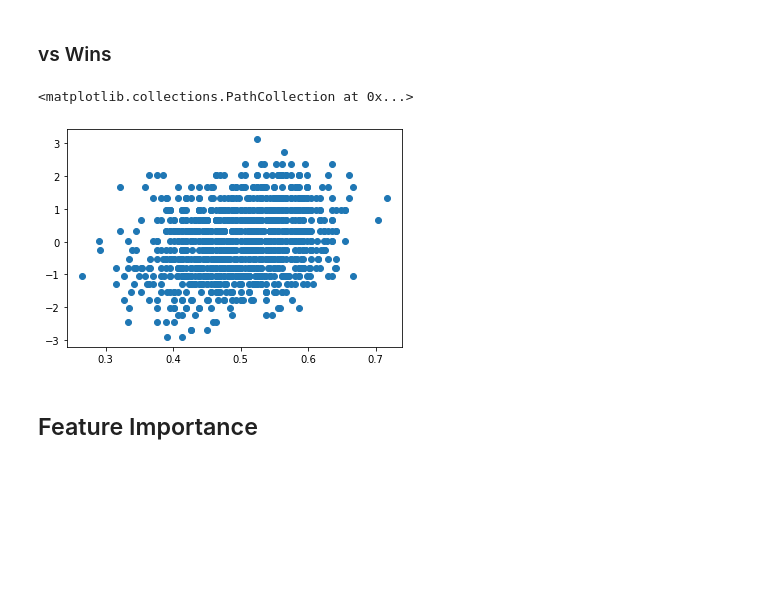
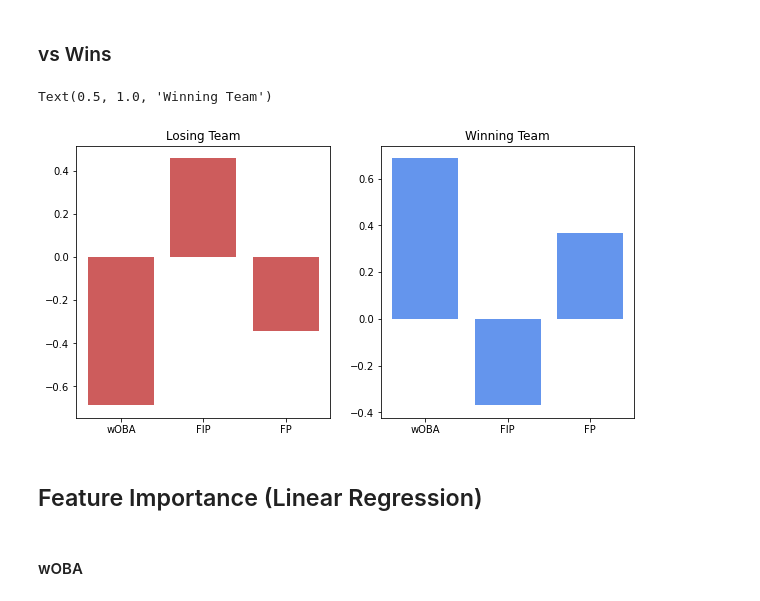
Before and after one commit to jinwls/Batting_Pitching_Fielding, a Jupyter notebook: bat_pitch_field.ipynb, the cells around one changed output. Cells and saved outputs as stored; diff of their text form; code cells hidden in the pictures; blank space fills up the shorter version.

```diff
--- a/bat_pitch_field.ipynb
+++ b/bat_pitch_field.ipynb
@@ -295,10 +291,3 @@ a.append(anova_lm(model))
 According to the test above, the p-value is approximately 0, thus we reject $H_0$ and have strong evidence that there's at least one pairwise group mean difference in each stats at a 5% significant level.
 # %% [markdown]
 ### vs Wins
-# %%
-# plt.scatter(df_scaled['W%'], df_scaled['wOBA_team'])
-# plt.scatter(df_scaled['W%'], df_scaled['FIP'])
-plt.scatter(df_scaled['W%'], df_scaled['FP'])
-# %% [output]
-<matplotlib.collections.PathCollection at 0x...>
-[figure, removed]
@@ -305,2 +298,26 @@ plt.scatter(df_scaled['W%'], df_scaled['FP'])
+# %%
+# Winning and Losing Team Differece in Stats
+# First Quarter of Wp -> Losing Team
+Q1 = df_scaled['Wp'].describe()['25%']
+# Fourth Quarter of Wp -> Winning Team
+Q3 = df_scaled['Wp'].describe()['75%']
+
+df_lose = df_scaled[df_scaled['Wp'] < Q1]
+df_win = df_scaled[df_scaled['Wp'] > Q3]
+# %%
+lose = df_lose[['wOBA_team', 'FIP', 'FP']].mean()
+win = df_win[['wOBA_team', 'FIP', 'FP']].mean()
+
+stat = ['wOBA','FIP','FP']
+f,ax = plt.subplots(1,2,figsize=(10,5))
+ax[0].bar(stat, lose, color='indianred')
+ax[0].set_title('Losing Team')
+ax[1].bar(stat, win, color='cornflowerblue')
+ax[1].set_title('Winning Team')
+# %% [output]
+Text(0.5, 1.0, 'Winning Team')
+[figure, added]
 # %% [markdown]
-## Feature Importance
+## Feature Importance (Linear Regression)
+# %% [markdown]
+#### wOBA
```
Also changed, not shown: parts of 23 cells of this notebook, 2 other files.
